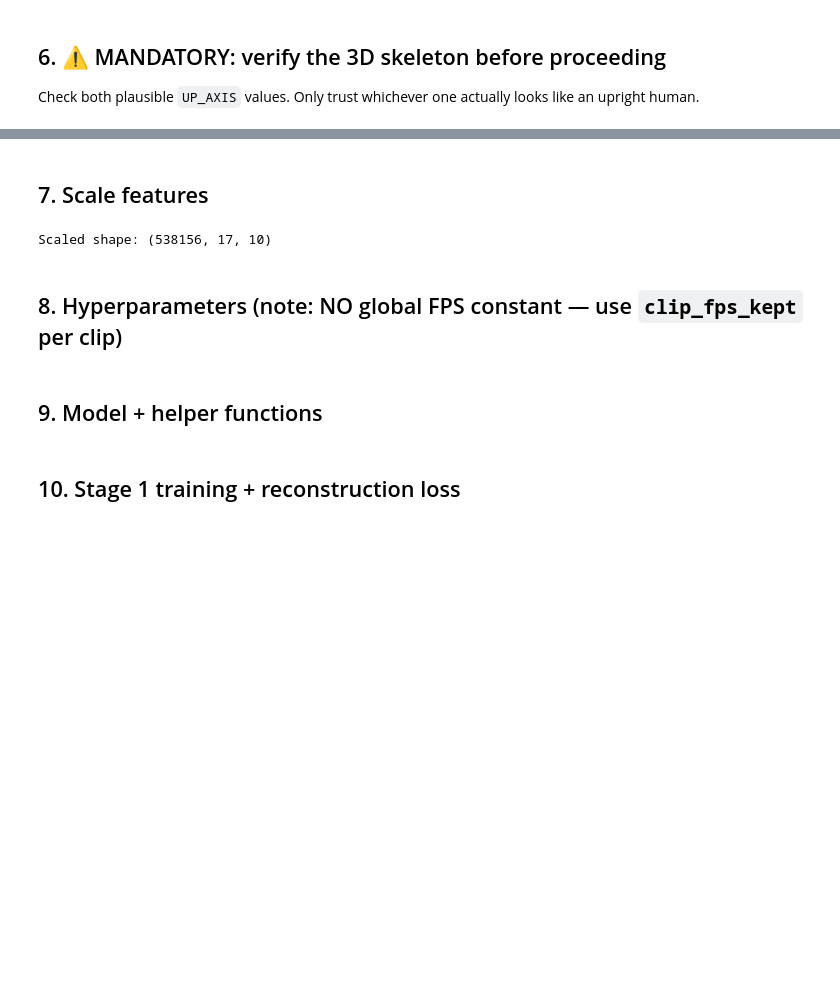
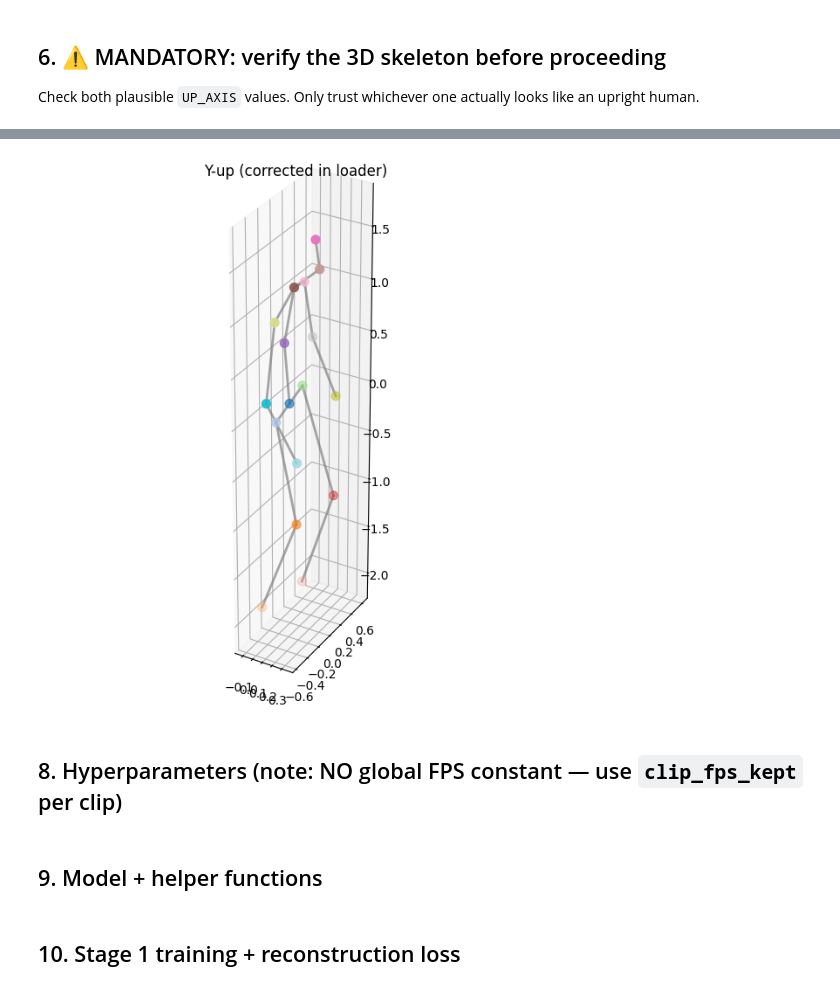
Before and after one commit to jackiebai7/Pipeline-Testing, a Jupyter notebook: carve_on_carepd_v2 (1).ipynb, the cells around one changed output, grey strips where cells are left out. Cells and saved outputs as stored; diff of their text form; code cells hidden in the pictures; blank space fills up the shorter version.

```diff
--- a/carve_on_carepd_v2 (1).ipynb
+++ b/carve_on_carepd_v2 (1).ipynb
@@ -206,15 +210,25 @@ print(f"✓ Joint count matches: {N_JOINTS}")
 # %% [markdown]
 ## 4. 3D preprocessing — hip-centered, torso-normalized, yaw-only heading alignment
 # %%
-UP_AXIS = 1   # ← UNCONFIRMED. Section 6 settles this — do not trust before checking the plot.
+UP_AXIS = 1   # Y-axis — but in the sideright camera-projected view, Y points
+              # DOWNWARD (head sits at negative Y relative to hip-center, the
+              # opposite of world coordinates where Y was confirmed positive/up).
+              # Corrected below by flipping Y's sign at the very start, so
+              # everything downstream can still treat axis 1 as "up = positive."
 HORIZ_AXES = [a for a in range(3) if a != UP_AXIS]
 
 
 def preprocess_3d_normalized(raw_sequence):
     """
-    raw_sequence: (T, 17, 3) H36M-ordered joint positions.
-    Returns (T, 17, 10): position(3) + velocity(3) + yaw_angular_velocity(1) + speed(1) + sin/cos_yaw(2)
+    raw_sequence: (T, 17, 3) H36M-ordered joint positions, SIDERIGHT camera-
+    projected coordinates. Returns (T, 17, 10): position(3) + velocity(3)
+    + yaw_angular_velocity(1) + speed(1) + sin/cos_yaw(2)
     """
+    # flip Y so "up" is positive, matching the convention the rest of this
+    # function (and the world-coordinate version) assumes
+    raw_sequence = raw_sequence.copy()
+    raw_sequence[:, :, UP_AXIS] = -raw_sequence[:, :, UP_AXIS]
+
     left_hip  = raw_sequence[:, LHIP, :]
     right_hip = raw_sequence[:, RHIP, :]
     center    = (left_hip + right_hip) / 2.0
@@ -243,7 +257,6 @@ def preprocess_3d_normalized(raw_sequence):
 
     cos_a = np.cos(-angle)
     sin_a = np.sin(-angle)
-
     aligned = centered.copy()
     horiz0 = centered[:, :, h0]
     horiz1 = centered[:, :, h1]
@@ -384,29 +377,39 @@ Set UP_AXIS in Section 4 to match, then re-run Section 4 onward.
-# %% [markdown]
-## 7. Scale features
-# %%
-n_frames, n_joints, n_coords = raw_processed.shape
-da_scaled = np.zeros_like(raw_processed)
-scalers   = []
-
-for j in range(n_joints):
-    joint_scalers = []
-    for c in range(n_coords):
-        channel = raw_processed[:, j, c].reshape(-1, 1)
-        scaler  = StandardScaler()
-        normed  = scaler.fit_transform(channel)
-        normed  = np.clip(normed, -5.0, 5.0)
-        std     = normed.std()
-        if std > 1e-8:
-            normed = normed / std
-        normed  = np.clip(normed, -5.0, 5.0)
-        da_scaled[:, j, c] = normed.squeeze()
-        joint_scalers.append(scaler)
-    scalers.append(joint_scalers)
-
-raw_processed = da_scaled
-print(f"Scaled shape: {raw_processed.shape}")
-# %% [output]
-Scaled shape: (538156, 17, 10)
+# %%
+import matplotlib.pyplot as plt
+
+FRAME = 500
+frame_xyz = raw_processed[FRAME, :, 0:3].copy()
+# no manual Y flip here — already corrected in the loader
+
+H36M_SKELETON_EDGES = [
+    (10,9),(9,8),(8,7),(7,0),(0,1),(1,2),(2,3),
+    (0,4),(4,5),(5,6),
+    (8,11),(11,12),(12,13),
+    (8,14),(14,15),(15,16),
+]
+
+fig, ax = plt.subplots(figsize=(6, 8), subplot_kw={'projection': '3d'})
+other_axes = [0, 2]
+up_axis = 1
+
+x = frame_xyz[:, other_axes[0]]
+y = frame_xyz[:, other_axes[1]]
+z = frame_xyz[:, up_axis]
+
+ax.scatter(x, y, z, c=range(len(x)), cmap='tab20', s=50)
+for j1, j2 in H36M_SKELETON_EDGES:
+    ax.plot([frame_xyz[j1, other_axes[0]], frame_xyz[j2, other_axes[0]]],
+            [frame_xyz[j1, other_axes[1]], frame_xyz[j2, other_axes[1]]],
+            [frame_xyz[j1, up_axis], frame_xyz[j2, up_axis]],
+            c='gray', alpha=0.7, linewidth=2)
+
+ranges = frame_xyz.max(axis=0) - frame_xyz.min(axis=0)
+ax.set_box_aspect([ranges[other_axes[0]], ranges[other_axes[1]], ranges[up_axis]])
+ax.set_title("Y-up (corrected in loader)")
+plt.tight_layout()
+plt.show()
+# %% [output]
+[figure, added]
 # %% [markdown]
 ## 8. Hyperparameters (note: NO global FPS constant — use `clip_fps_kept` per clip)
 # %%
```
Also changed, not shown: parts of 8 cells of this notebook.
